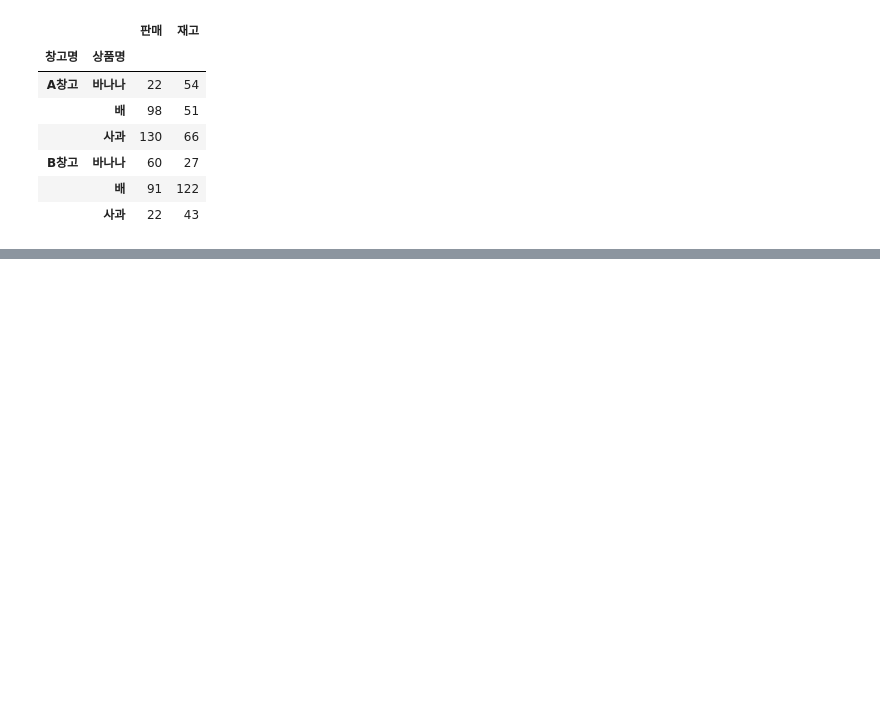
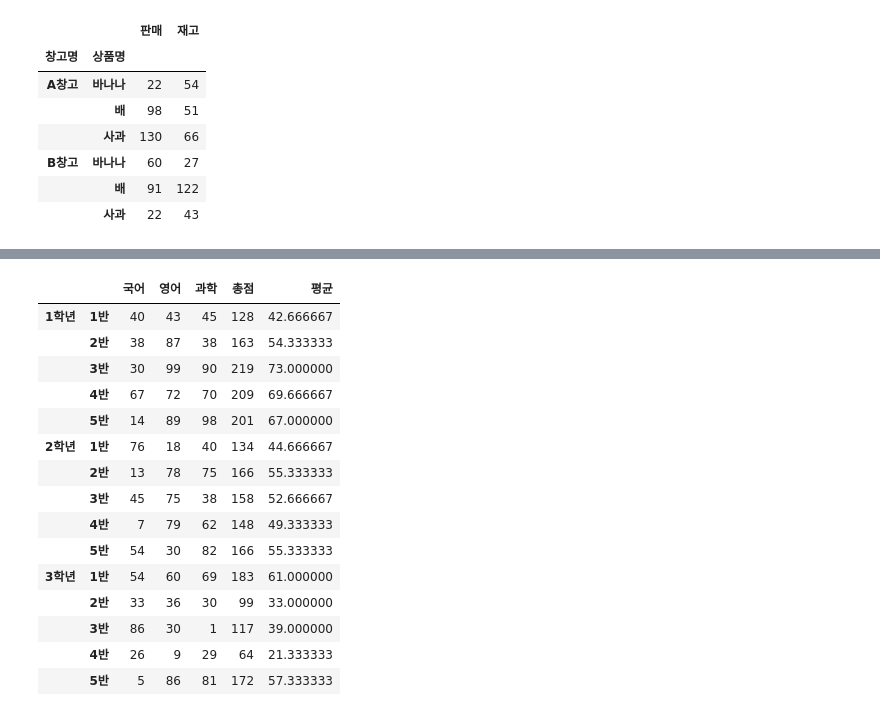
Before and after one commit to longjae/kdigital_lecture, a Jupyter notebook: lab_20201217.ipynb, the cells around one changed output, grey strips where cells are left out. Cells and saved outputs as stored; diff of their text form; code cells hidden in the pictures; blank space fills up the shorter version.

```diff
--- a/lab_20201217.ipynb
+++ b/lab_20201217.ipynb
@@ -446,0 +504,6 @@ df.groupby(['창고명','상품명']).sum()
+# %%
+class_score = pd.DataFrame(np.random.randint(1, 100, size=(15, 3)),
+index=[['1학년','1학년','1학년','1학년','1학년','2학년','2학년','2학년','2학년','2학년','3학년','3학년','3학년','3학년','3학년'],
+ ['1반','2반','3반','4반','5반','1반','2반','3반','4반','5반','1반','2반','3반','4반','5반']], columns=['국어','영어','과학'])
+
+class_score
@@ -446,0 +527,21 @@ df.groupby(['창고명','상품명']).sum()
+# %%
+class_score['총점'] = class_score['국어'] + class_score['영어'] + class_score['과학']
+class_score['평균'] = class_score['총점'] / 3
+class_score
+# %% [output]
+|  |  | 국어 | 영어 | 과학 | 총점 | 평균 |
+| 1학년 | 1반 | 40 | 43 | 45 | 128 | 42.666667 |
+|  | 2반 | 38 | 87 | 38 | 163 | 54.333333 |
+|  | 3반 | 30 | 99 | 90 | 219 | 73.000000 |
+|  | 4반 | 67 | 72 | 70 | 209 | 69.666667 |
+|  | 5반 | 14 | 89 | 98 | 201 | 67.000000 |
+| 2학년 | 1반 | 76 | 18 | 40 | 134 | 44.666667 |
+|  | 2반 | 13 | 78 | 75 | 166 | 55.333333 |
+|  | 3반 | 45 | 75 | 38 | 158 | 52.666667 |
+|  | 4반 | 7 | 79 | 62 | 148 | 49.333333 |
+|  | 5반 | 54 | 30 | 82 | 166 | 55.333333 |
+| 3학년 | 1반 | 54 | 60 | 69 | 183 | 61.000000 |
+|  | 2반 | 33 | 36 | 30 | 99 | 33.000000 |
+|  | 3반 | 86 | 30 | 1 | 117 | 39.000000 |
+|  | 4반 | 26 | 9 | 29 | 64 | 21.333333 |
+|  | 5반 | 5 | 86 | 81 | 172 | 57.333333 |
```
Also changed, not shown: parts of 46 cells of this notebook.
